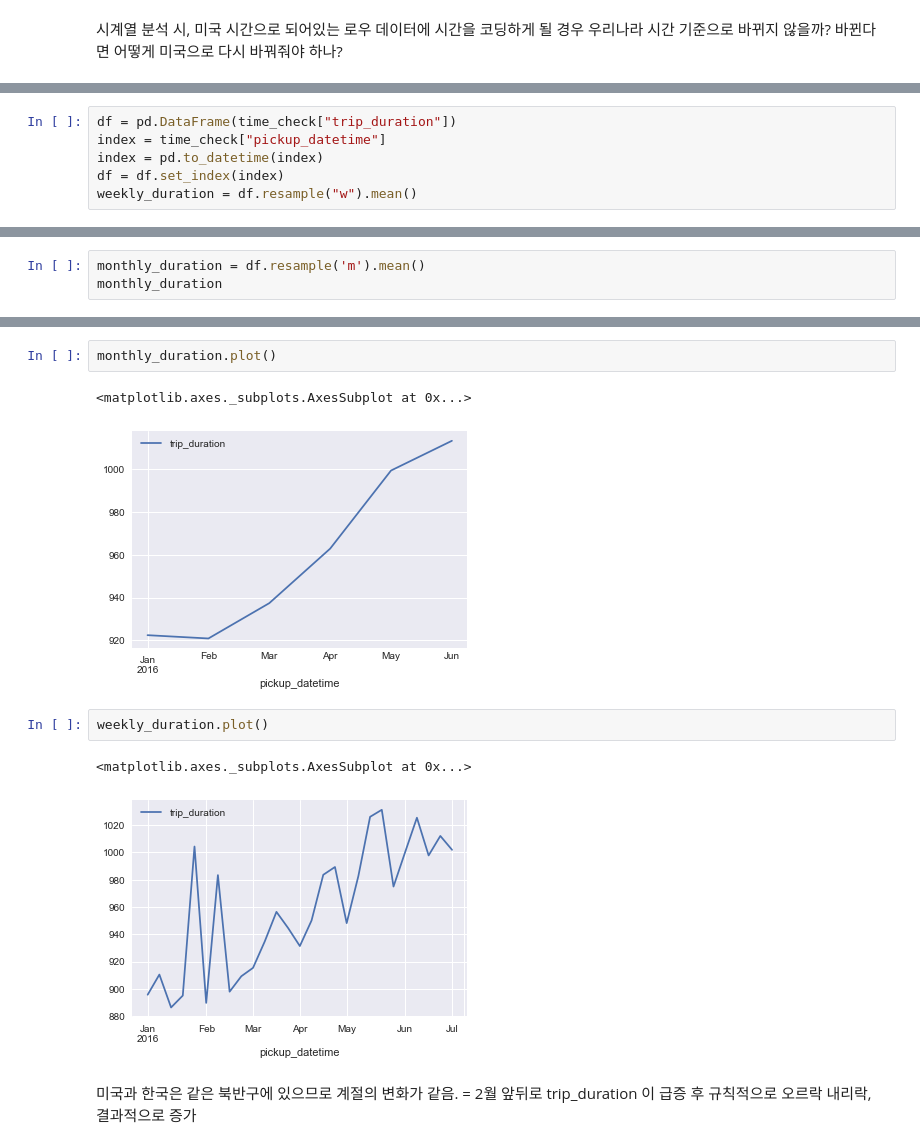
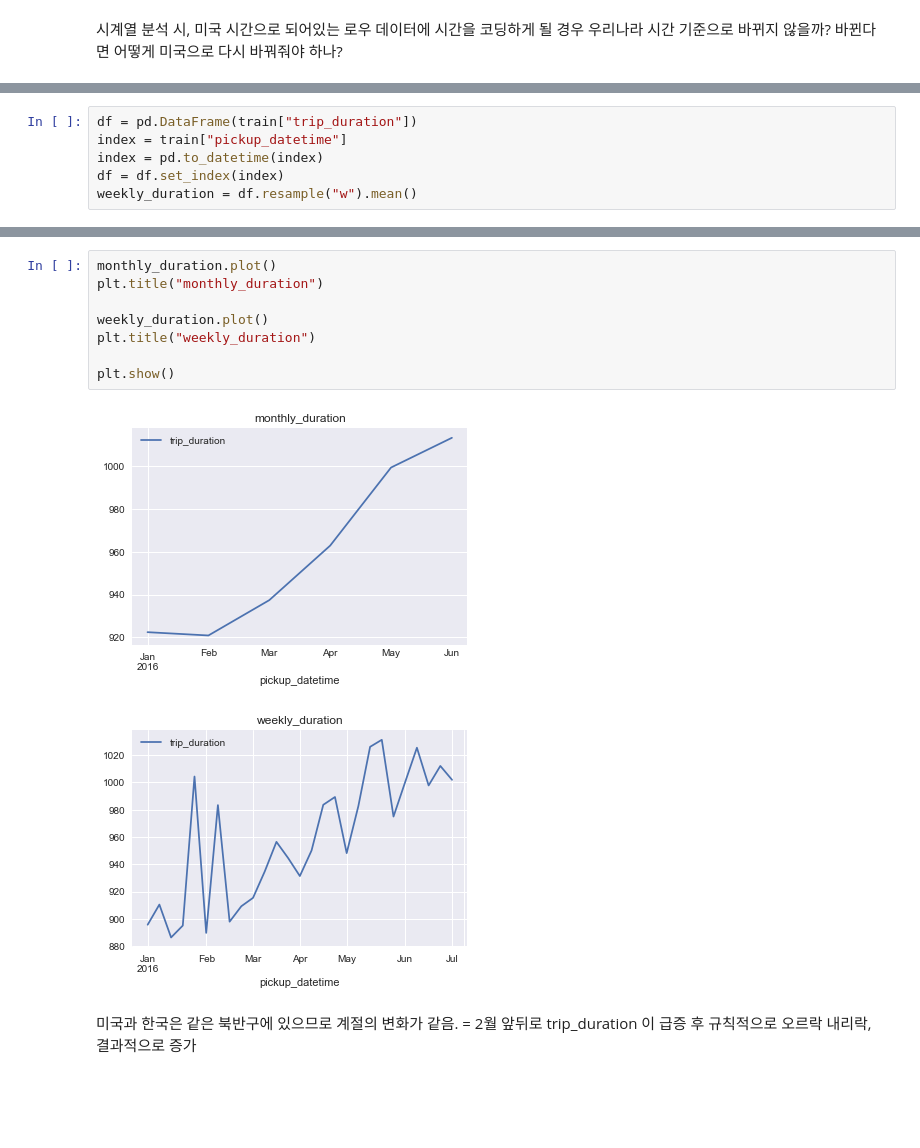
Before and after one commit to KANG91/dss-project-taxi, a Jupyter notebook: Kang/EDA_KANG.ipynb, the cells around one changed output, grey strips where cells are left out. Drawn from its saved outputs; the diff is of its cells as text; blank space fills up the shorter version.

```diff
--- a/Kang/EDA_KANG.ipynb
+++ b/Kang/EDA_KANG.ipynb
@@ -198,6 +265,6 @@ time_check["pickup_object"] = time_check["pickup_datetime"][0][:-9].apply(lambda
 # %%
-df = pd.DataFrame(time_check["trip_duration"])
-index = time_check["pickup_datetime"]
+df = pd.DataFrame(train["trip_duration"])
+index = train["pickup_datetime"]
 index = pd.to_datetime(index)
 df = df.set_index(index)
 weekly_duration = df.resample("w").mean()
@@ -223,3 +270,0 @@ weekly_duration = df.resample("w").mean()
-# %%
-monthly_duration = df.resample('m').mean()
-monthly_duration
@@ -235,12 +271,13 @@ monthly_duration
-# %%
-monthly_duration.plot()
-# %% [output]
-<matplotlib.axes._subplots.AxesSubplot at 0x...>
-[figure, removed]
-# %%
-weekly_duration.plot()
-# %% [output]
-<matplotlib.axes._subplots.AxesSubplot at 0x...>
-[figure, removed]
+# %%
+monthly_duration.plot()
+plt.title("monthly_duration")
+
+weekly_duration.plot()
+plt.title("weekly_duration")
+
+plt.show()
+# %% [output]
+[figure, added]
+[figure, added]
 # %% [markdown]
 미국과 한국은 같은 북반구에 있으므로 계절의 변화가 같음. = 2월 앞뒤로 trip_duration 이 급증 후 규칙적으로 오르락 내리락, 결과적으로 증가
```
Also changed, not shown: parts of 57 cells of this notebook, 1 other file.
